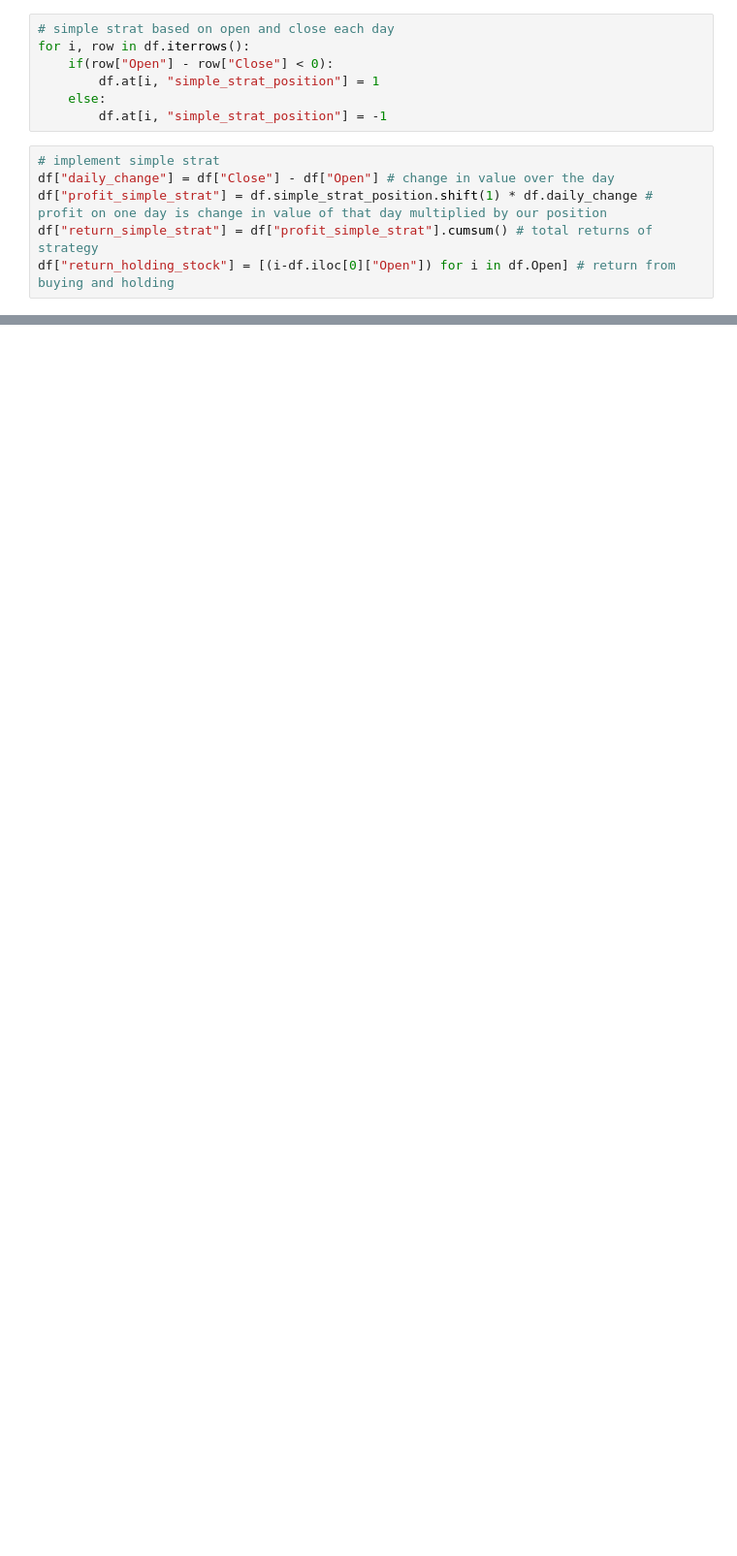
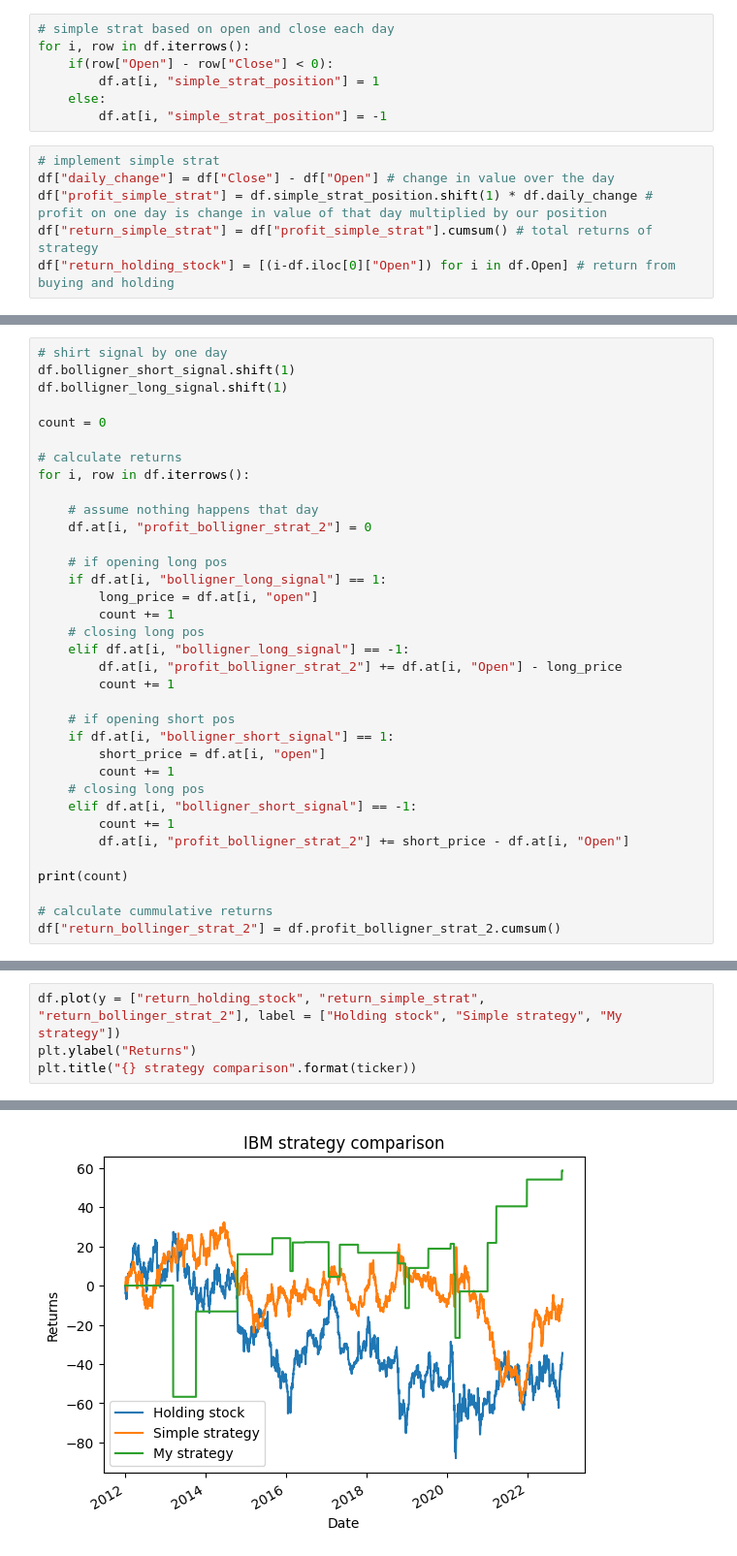
Before and after one commit to C-Kitching/Data-Science-Society, a Jupyter notebook: ATS/week 5 - Simple trading strategy and Bollinger band.ipynb, the cells around one changed output, grey strips where cells are left out. Shown at 97% size. Drawn from its saved outputs; the diff is of its cells as text; blank space fills up the shorter version.

```diff
--- a/ATS/week 5 - Simple trading strategy and Bollinger band.ipynb
+++ b/ATS/week 5 - Simple trading strategy and Bollinger band.ipynb
@@ -221,0 +280,35 @@ df["return_bollinger_strat"] = df["profit_bollinger_strat"].cumsum()
+# %%
+# shirt signal by one day
+df.bolligner_short_signal.shift(1)
+df.bolligner_long_signal.shift(1)
+
+count = 0
+
+# calculate returns
+for i, row in df.iterrows():
+
+    # assume nothing happens that day
+    df.at[i, "profit_bolligner_strat_2"] = 0
+
+    # if opening long pos
+    if df.at[i, "bolligner_long_signal"] == 1:
+        long_price = df.at[i, "open"]
+        count += 1
+    # closing long pos
+    elif df.at[i, "bolligner_long_signal"] == -1:
+        df.at[i, "profit_bolligner_strat_2"] += df.at[i, "Open"] - long_price
+        count += 1
+
+    # if opening short pos
+    if df.at[i, "bolligner_short_signal"] == 1:
+        short_price = df.at[i, "open"]
+        count += 1
+    # closing long pos
+    elif df.at[i, "bolligner_short_signal"] == -1:
+        count += 1
+        df.at[i, "profit_bolligner_strat_2"] += short_price - df.at[i, "Open"]
+
+print(count)
+
+# calculate cummulative returns
+df["return_bollinger_strat_2"] = df.profit_bolligner_strat_2.cumsum()
@@ -221,0 +317,5 @@ df["return_bollinger_strat"] = df["profit_bollinger_strat"].cumsum()
+# %%
+df.plot(y = ["return_holding_stock", "return_simple_strat", "return_bollinger_strat_2"], label = ["Holding stock", "Simple strategy", "My strategy"])
+plt.ylabel("Returns")
+plt.title("{} strategy comparison".format(ticker))
+# %% [output]
@@ -221,0 +323 @@ df["return_bollinger_strat"] = df["profit_bollinger_strat"].cumsum()
+[figure, added]
```
Also changed, not shown: parts of 11 cells of this notebook, 1 other file.
